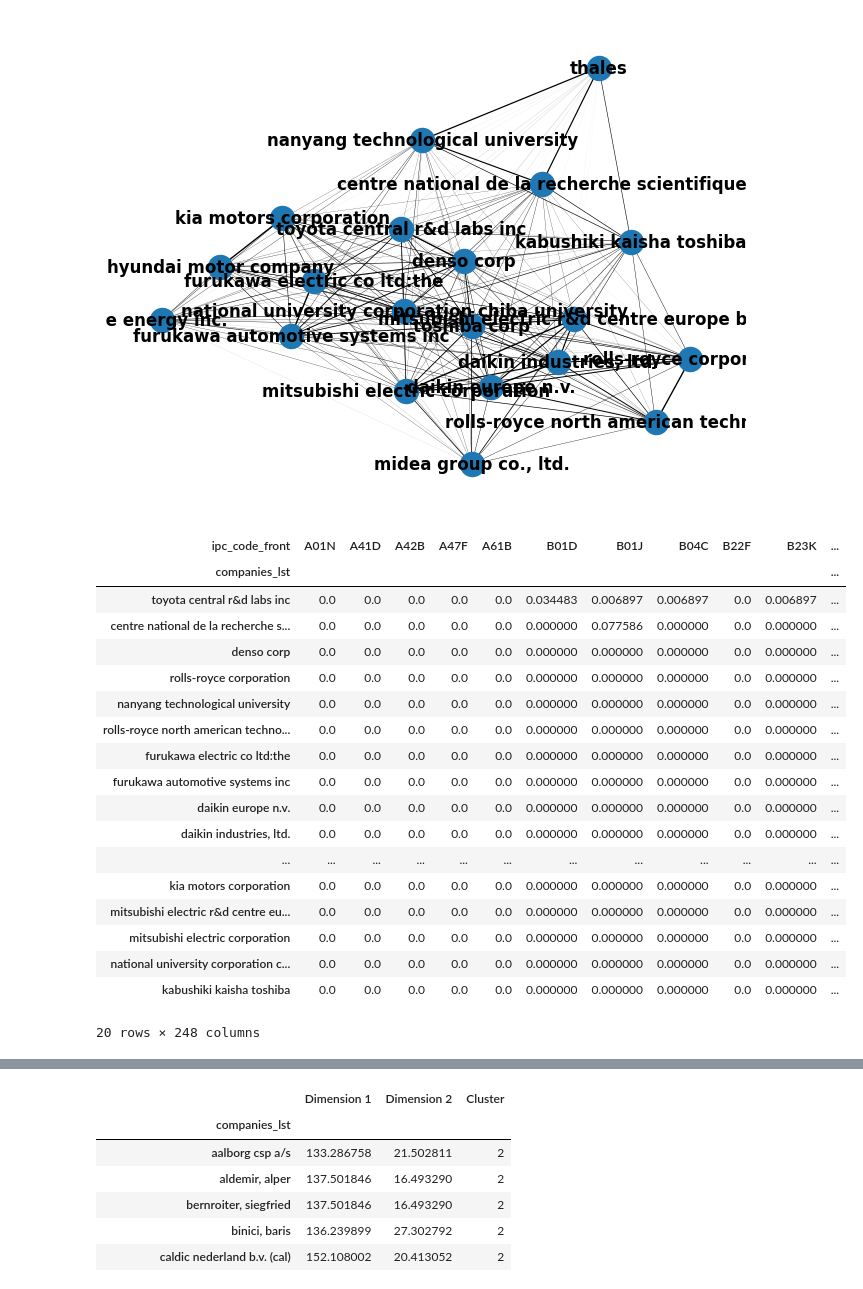
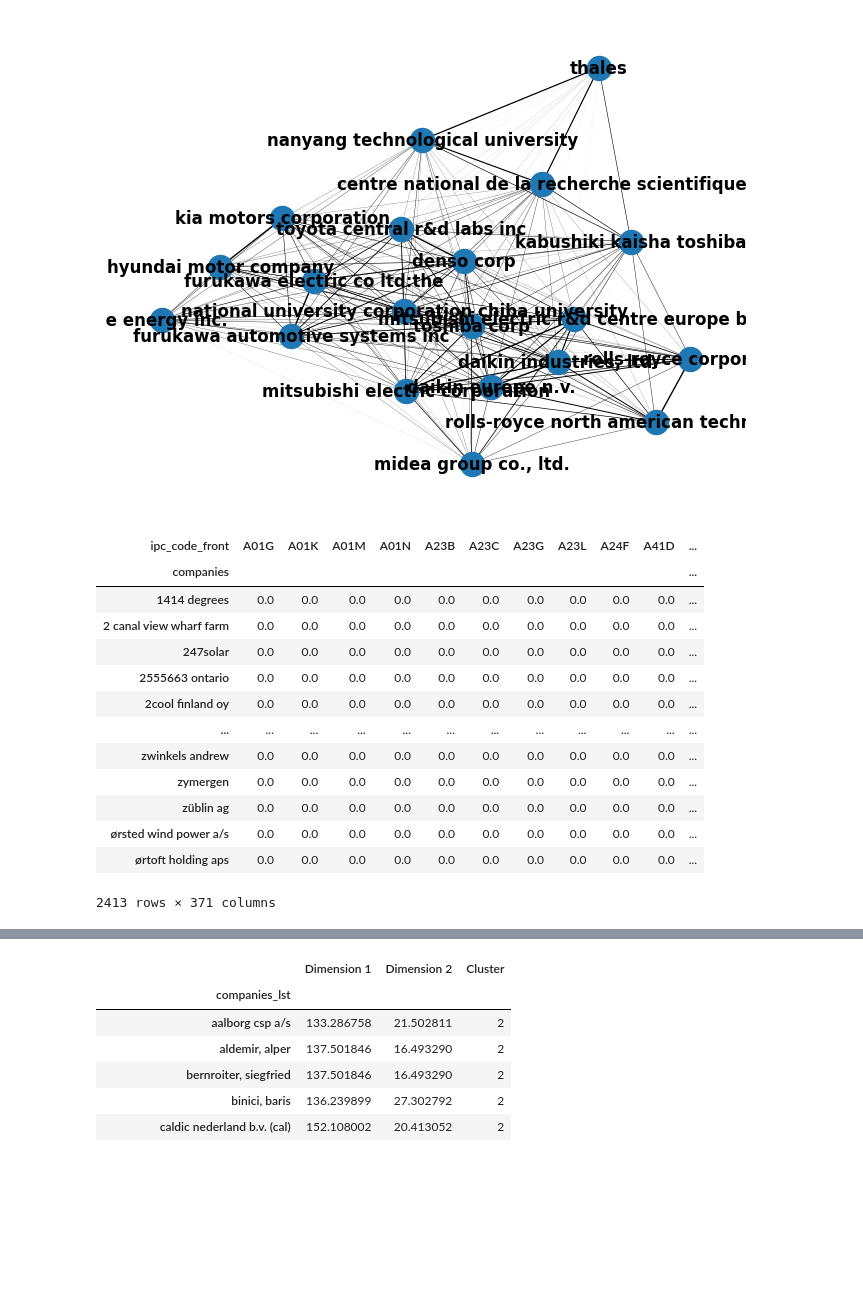
Before and after one commit to kangsunwoo827/tech_pred, a Jupyter notebook: tes_data.ipynb, the cells around one changed output, grey strips where cells are left out. Cells and saved outputs as stored; diff of their text form; code cells hidden in the pictures; blank space fills up the shorter version.

```diff
--- a/tes_data.ipynb
+++ b/tes_data.ipynb
@@ -180,0 +161,5 @@ connected_df=connected_df.explode('companies_lst')
+# %%
+df_expanded=df_expanded.dropna(subset=['국제특허분류'])
+df_expanded['ipc_code'] = df_expanded['국제특허분류'].apply(lambda x: x.split(','))
+df_explode =df_expanded.explode(['ipc_code'])
+df_explode['ipc_code']
@@ -180,0 +179,4 @@ connected_df=connected_df.explode('companies_lst')
+# %%
+df_explode['ipc_code_front'] = df_explode['ipc_code'].apply(lambda x : x.split('-')[0]).apply(lambda x : x.strip())
+df_explode['ipc_code_front'] = df_explode['ipc_code'].apply(lambda x : x.split('-')[0]).apply(lambda x : x.strip())
+len(df_explode['ipc_code'].value_counts())
@@ -180,0 +185,4 @@ connected_df=connected_df.explode('companies_lst')
+# %%
+df_explode['ipc_code_front'] = df_explode['ipc_code'].apply(lambda x : x.split('-')[0]).apply(lambda x : x.strip())
+
+main_ipc = df_explode['ipc_code_front'].value_counts()[:10]
@@ -247,7 +231,7 @@ Name: ipc_code, Length: 6157, dtype: object
 # %%
-df_explode['ipc_code_front'] = df_explode['ipc_code'].apply(lambda x : x.split('-')[0])
+df_explode['ipc_code_front'] = df_explode['ipc_code'].apply(lambda x : x.split('-')[0]).apply(lambda x : x.strip())
 
-vector_table = df_explode.pivot_table(index='companies_lst', columns='ipc_code_front', aggfunc='size', fill_value=0)
+vector_table = df_explode.pivot_table(index='companies', columns='ipc_code_front', aggfunc='size', fill_value=0)
 vector_table = vector_table.div(vector_table.sum(axis=1), axis=0)
 
 from sklearn.metrics.pairwise import cosine_similarity
@@ -324,27 +451,22 @@ plt.show()
 # %% [output]
 [figure]
 # %%
-vector_table.loc[top20_company]
+vector_table
 # %% [output]
-| ipc_code_front | A01N | A41D | A42B | A47F | A61B | B01D | B01J | B04C | B22F | B23K | ... |
-| companies_lst |  |  |  |  |  |  |  |  |  |  | ... |
-| toyota central r&d labs inc | 0.0 | 0.0 | 0.0 | 0.0 | 0.0 | 0.034483 | 0.006897 | 0.006897 | 0.0 | 0.006897 | ... |
-| centre national de la recherche s... | 0.0 | 0.0 | 0.0 | 0.0 | 0.0 | 0.000000 | 0.077586 | 0.000000 | 0.0 | 0.000000 | ... |
-| denso corp | 0.0 | 0.0 | 0.0 | 0.0 | 0.0 | 0.000000 | 0.000000 | 0.000000 | 0.0 | 0.000000 | ... |
-| rolls-royce corporation | 0.0 | 0.0 | 0.0 | 0.0 | 0.0 | 0.000000 | 0.000000 | 0.000000 | 0.0 | 0.000000 | ... |
-| nanyang technological university | 0.0 | 0.0 | 0.0 | 0.0 | 0.0 | 0.000000 | 0.000000 | 0.000000 | 0.0 | 0.000000 | ... |
-| rolls-royce north american techno... | 0.0 | 0.0 | 0.0 | 0.0 | 0.0 | 0.000000 | 0.000000 | 0.000000 | 0.0 | 0.000000 | ... |
-| furukawa electric co ltd:the | 0.0 | 0.0 | 0.0 | 0.0 | 0.0 | 0.000000 | 0.000000 | 0.000000 | 0.0 | 0.000000 | ... |
-| furukawa automotive systems inc | 0.0 | 0.0 | 0.0 | 0.0 | 0.0 | 0.000000 | 0.000000 | 0.000000 | 0.0 | 0.000000 | ... |
-| daikin europe n.v. | 0.0 | 0.0 | 0.0 | 0.0 | 0.0 | 0.000000 | 0.000000 | 0.000000 | 0.0 | 0.000000 | ... |
-| daikin industries, ltd. | 0.0 | 0.0 | 0.0 | 0.0 | 0.0 | 0.000000 | 0.000000 | 0.000000 | 0.0 | 0.000000 | ... |
+| ipc_code_front | A01G | A01K | A01M | A01N | A23B | A23C | A23G | A23L | A24F | A41D | ... |
+| companies |  |  |  |  |  |  |  |  |  |  | ... |
+| 1414 degrees | 0.0 | 0.0 | 0.0 | 0.0 | 0.0 | 0.0 | 0.0 | 0.0 | 0.0 | 0.0 | ... |
+| 2 canal view wharf farm | 0.0 | 0.0 | 0.0 | 0.0 | 0.0 | 0.0 | 0.0 | 0.0 | 0.0 | 0.0 | ... |
+| 247solar | 0.0 | 0.0 | 0.0 | 0.0 | 0.0 | 0.0 | 0.0 | 0.0 | 0.0 | 0.0 | ... |
+| 2555663 ontario | 0.0 | 0.0 | 0.0 | 0.0 | 0.0 | 0.0 | 0.0 | 0.0 | 0.0 | 0.0 | ... |
+| 2cool finland oy | 0.0 | 0.0 | 0.0 | 0.0 | 0.0 | 0.0 | 0.0 | 0.0 | 0.0 | 0.0 | ... |
 | ... | ... | ... | ... | ... | ... | ... | ... | ... | ... | ... | ... |
-| kia motors corporation | 0.0 | 0.0 | 0.0 | 0.0 | 0.0 | 0.000000 | 0.000000 | 0.000000 | 0.0 | 0.000000 | ... |
-| mitsubishi electric r&d centre eu... | 0.0 | 0.0 | 0.0 | 0.0 | 0.0 | 0.000000 | 0.000000 | 0.000000 | 0.0 | 0.000000 | ... |
-| mitsubishi electric corporation | 0.0 | 0.0 | 0.0 | 0.0 | 0.0 | 0.000000 | 0.000000 | 0.000000 | 0.0 | 0.000000 | ... |
-| national university corporation c... | 0.0 | 0.0 | 0.0 | 0.0 | 0.0 | 0.000000 | 0.000000 | 0.000000 | 0.0 | 0.000000 | ... |
-| kabushiki kaisha toshiba | 0.0 | 0.0 | 0.0 | 0.0 | 0.0 | 0.000000 | 0.000000 | 0.000000 | 0.0 | 0.000000 | ... |
+| zwinkels andrew | 0.0 | 0.0 | 0.0 | 0.0 | 0.0 | 0.0 | 0.0 | 0.0 | 0.0 | 0.0 | ... |
+| zymergen | 0.0 | 0.0 | 0.0 | 0.0 | 0.0 | 0.0 | 0.0 | 0.0 | 0.0 | 0.0 | ... |
+| züblin ag | 0.0 | 0.0 | 0.0 | 0.0 | 0.0 | 0.0 | 0.0 | 0.0 | 0.0 | 0.0 | ... |
+| ørsted wind power a/s | 0.0 | 0.0 | 0.0 | 0.0 | 0.0 | 0.0 | 0.0 | 0.0 | 0.0 | 0.0 | ... |
+| ørtoft holding aps | 0.0 | 0.0 | 0.0 | 0.0 | 0.0 | 0.0 | 0.0 | 0.0 | 0.0 | 0.0 | ... |
-20 rows × 248 columns
+2413 rows × 371 columns
 # %%
 import seaborn as sns
 from sklearn.manifold import TSNE
```
Also changed, not shown: parts of 46 cells of this notebook, 1 other file.
